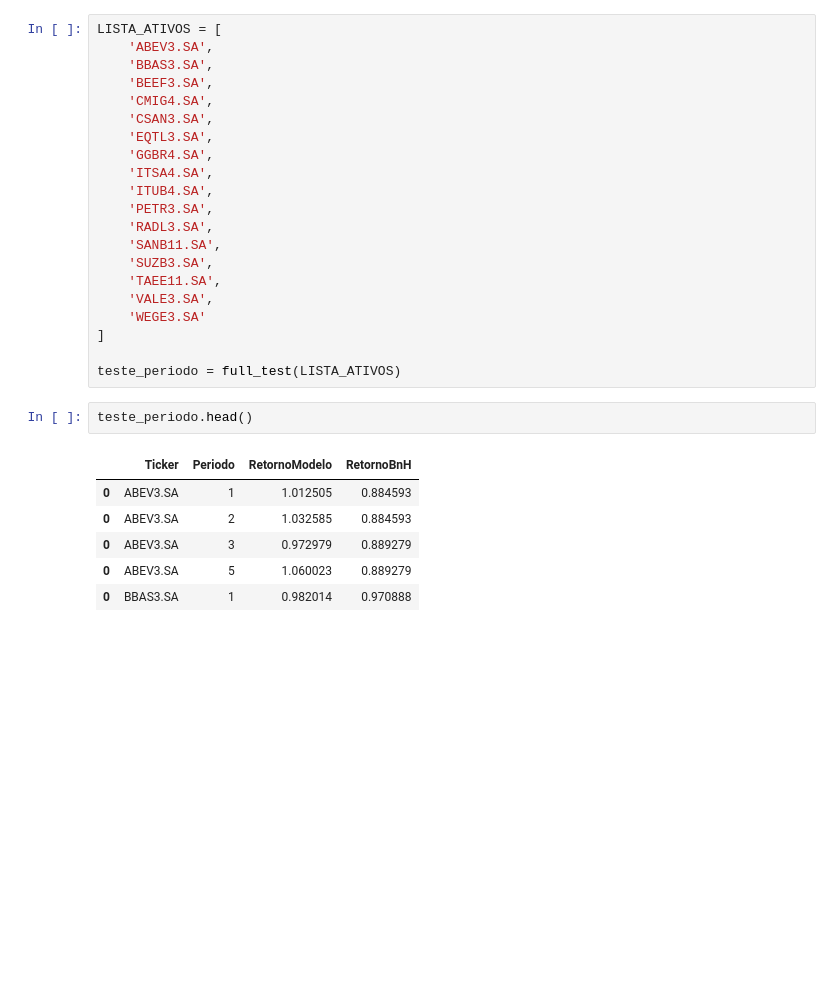
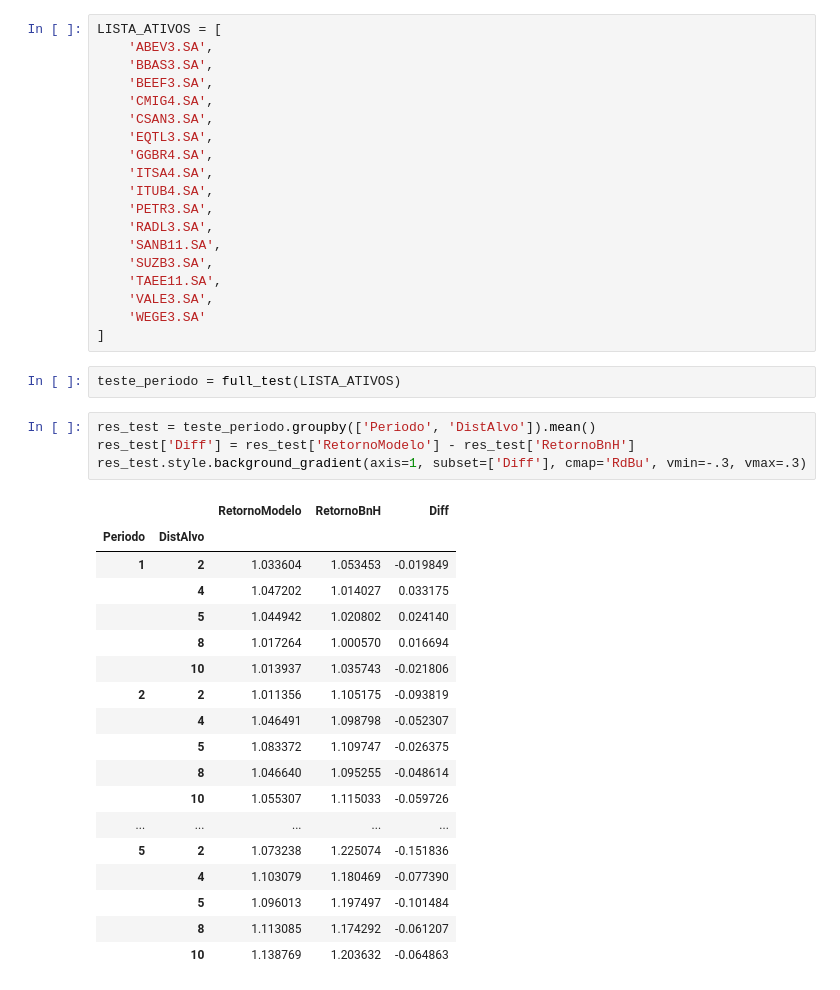
Before and after one commit to vsuguimoto/aurum, a Jupyter notebook: notebooks/VS03-TrainingPeriod.ipynb, the cells around one changed output. Saved outputs shown, nothing was run; the diff lists cells and outputs as text; blank space fills up the shorter version.

```diff
--- a/notebooks/VS03-TrainingPeriod.ipynb
+++ b/notebooks/VS03-TrainingPeriod.ipynb
@@ -179,14 +177,28 @@ LISTA_ATIVOS = [
     'VALE3.SA',
     'WEGE3.SA'
 ]
-
-teste_periodo = full_test(LISTA_ATIVOS)
-# %%
-teste_periodo.head()
-# %% [output]
-|  | Ticker | Periodo | RetornoModelo | RetornoBnH |
-| 0 | ABEV3.SA | 1 | 1.012505 | 0.884593 |
-| 0 | ABEV3.SA | 2 | 1.032585 | 0.884593 |
-| 0 | ABEV3.SA | 3 | 0.972979 | 0.889279 |
-| 0 | ABEV3.SA | 5 | 1.060023 | 0.889279 |
-| 0 | BBAS3.SA | 1 | 0.982014 | 0.970888 |
+# %%
+teste_periodo = full_test(LISTA_ATIVOS)
+# %%
+res_test = teste_periodo.groupby(['Periodo', 'DistAlvo']).mean()
+res_test['Diff'] = res_test['RetornoModelo'] - res_test['RetornoBnH']
+res_test.style.background_gradient(axis=1, subset=['Diff'], cmap='RdBu', vmin=-.3, vmax=.3)
+# %% [output]
+|  |  | RetornoModelo | RetornoBnH | Diff |
+| Periodo | DistAlvo |  |  |  |
+| 1 | 2 | 1.033604 | 1.053453 | -0.019849 |
+|  | 4 | 1.047202 | 1.014027 | 0.033175 |
+|  | 5 | 1.044942 | 1.020802 | 0.024140 |
+|  | 8 | 1.017264 | 1.000570 | 0.016694 |
+|  | 10 | 1.013937 | 1.035743 | -0.021806 |
+| 2 | 2 | 1.011356 | 1.105175 | -0.093819 |
+|  | 4 | 1.046491 | 1.098798 | -0.052307 |
+|  | 5 | 1.083372 | 1.109747 | -0.026375 |
+|  | 8 | 1.046640 | 1.095255 | -0.048614 |
+|  | 10 | 1.055307 | 1.115033 | -0.059726 |
+| ... | ... | ... | ... | ... |
+| 5 | 2 | 1.073238 | 1.225074 | -0.151836 |
+|  | 4 | 1.103079 | 1.180469 | -0.077390 |
+|  | 5 | 1.096013 | 1.197497 | -0.101484 |
+|  | 8 | 1.113085 | 1.174292 | -0.061207 |
+|  | 10 | 1.138769 | 1.203632 | -0.064863 |
```
Also changed, not shown: parts of 8 cells of this notebook, 2 other files.
